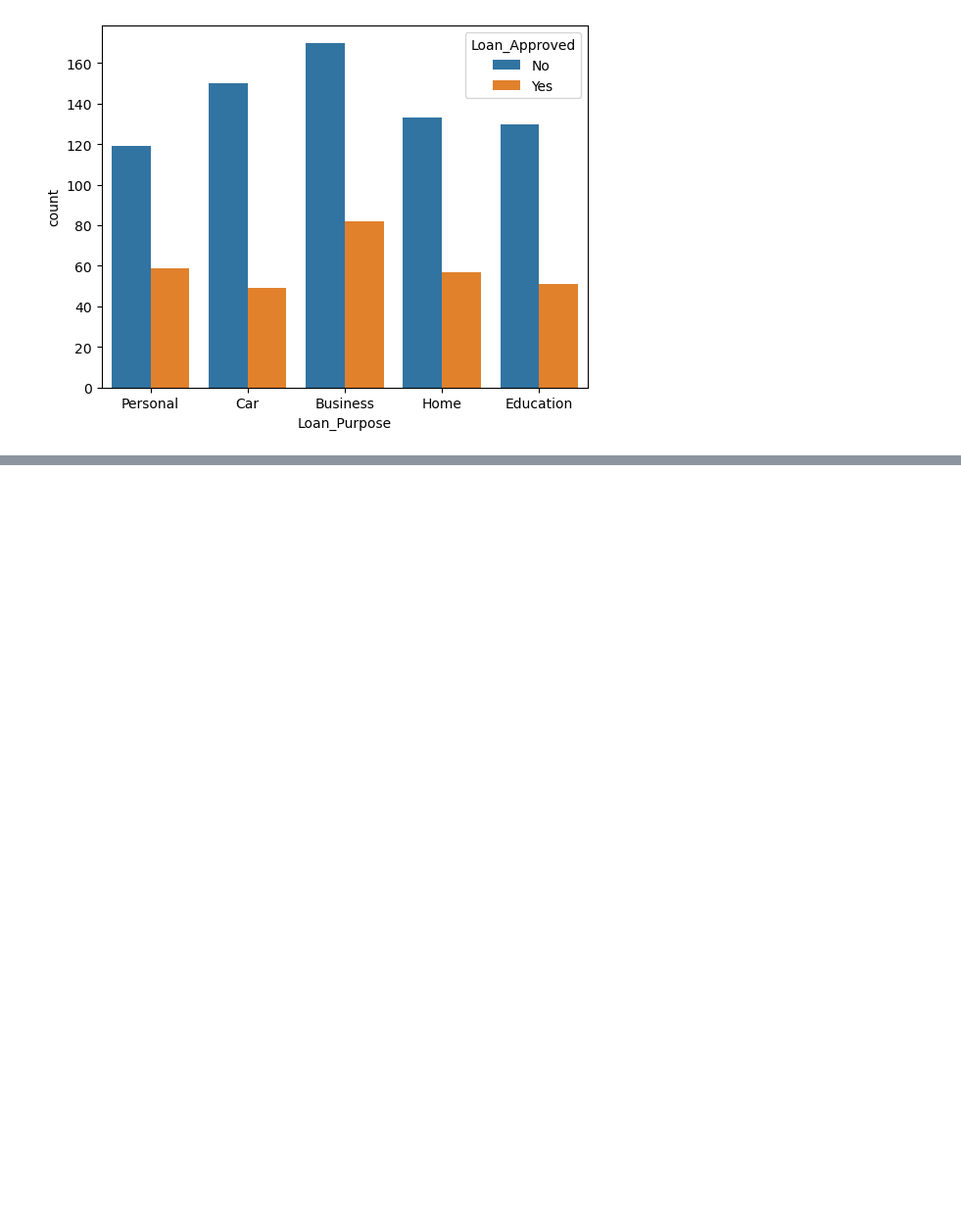
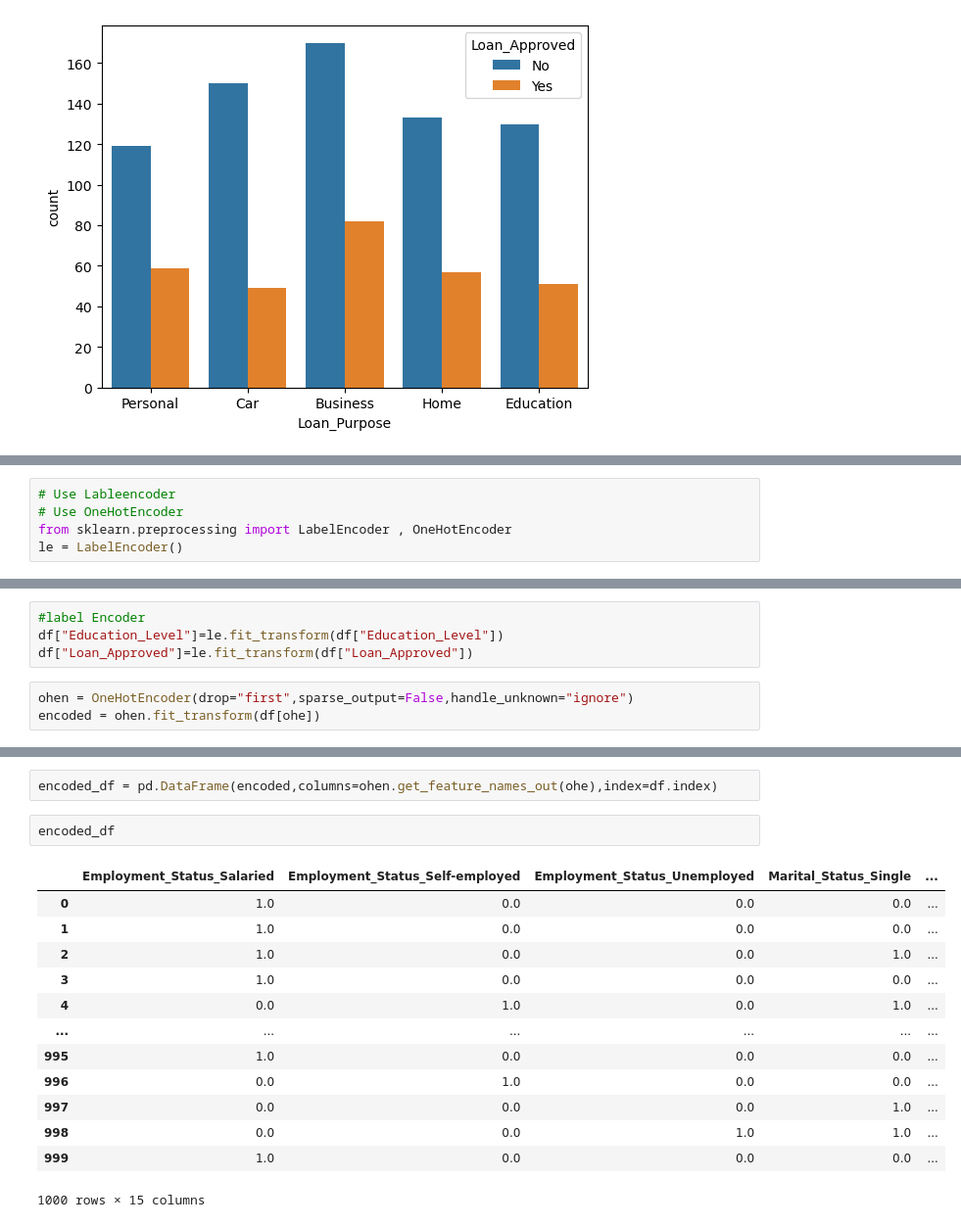
Before and after one commit to prajwalk990/CreditWise-Loan-System, a Jupyter notebook: Minor_project.ipynb, the cells around one changed output, grey strips where cells are left out. Shown at 98% size. Cells and saved outputs as stored; diff of their text form; blank space fills up the shorter version.

```diff
--- a/Minor_project.ipynb
+++ b/Minor_project.ipynb
@@ -293,0 +308,5 @@ sns.countplot( data = df , x = "Loan_Purpose",hue="Loan_Approved")
+# %%
+# Use Lableencoder
+# Use OneHotEncoder
+from sklearn.preprocessing import LabelEncoder , OneHotEncoder
+le = LabelEncoder()
@@ -293,0 +336,7 @@ sns.countplot( data = df , x = "Loan_Purpose",hue="Loan_Approved")
+# %%
+#label Encoder
+df["Education_Level"]=le.fit_transform(df["Education_Level"])
+df["Loan_Approved"]=le.fit_transform(df["Loan_Approved"])
+# %%
+ohen = OneHotEncoder(drop="first",sparse_output=False,handle_unknown="ignore")
+encoded = ohen.fit_transform(df[ohe])
@@ -293,0 +362,18 @@ sns.countplot( data = df , x = "Loan_Purpose",hue="Loan_Approved")
+# %%
+encoded_df = pd.DataFrame(encoded,columns=ohen.get_feature_names_out(ohe),index=df.index)
+# %%
+encoded_df
+# %% [output]
+|  | Employment_Status_Salaried | Employment_Status_Self-employed | Employment_Status_Unemployed | Marital_Status_Single | ... |
+| 0 | 1.0 | 0.0 | 0.0 | 0.0 | ... |
+| 1 | 1.0 | 0.0 | 0.0 | 0.0 | ... |
+| 2 | 1.0 | 0.0 | 0.0 | 1.0 | ... |
+| 3 | 1.0 | 0.0 | 0.0 | 0.0 | ... |
+| 4 | 0.0 | 1.0 | 0.0 | 1.0 | ... |
+| ... | ... | ... | ... | ... | ... |
+| 995 | 1.0 | 0.0 | 0.0 | 0.0 | ... |
+| 996 | 0.0 | 1.0 | 0.0 | 0.0 | ... |
+| 997 | 0.0 | 0.0 | 0.0 | 1.0 | ... |
+| 998 | 0.0 | 0.0 | 1.0 | 1.0 | ... |
+| 999 | 1.0 | 0.0 | 0.0 | 0.0 | ... |
+1000 rows × 15 columns
```
Also changed, not shown: parts of 24 cells of this notebook.
